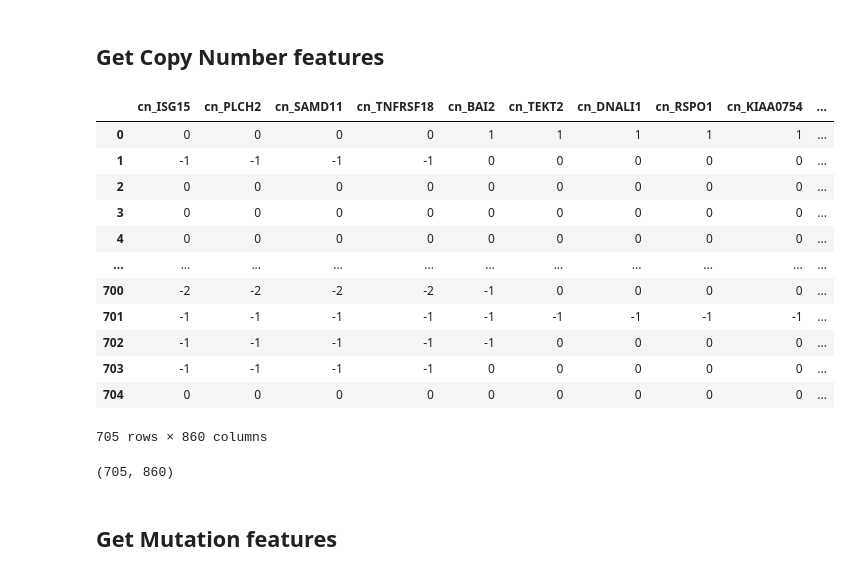
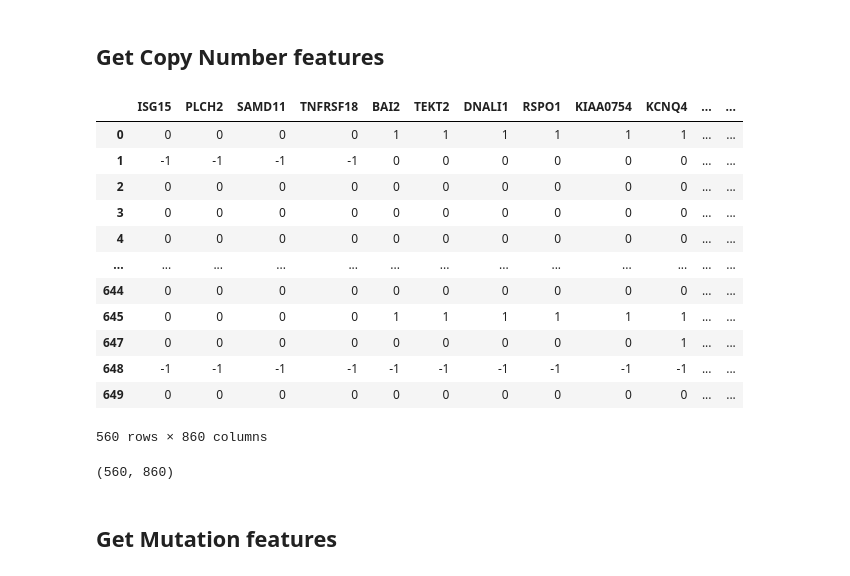
Before and after one commit to LukasStonie/multiomics_frameworks, a Jupyter notebook: dataprocessing/brca_overview.ipynb, the cells around one changed output. Saved outputs shown, nothing was run; the diff lists cells and outputs as text; code cells hidden in the pictures.

```diff
--- a/dataprocessing/brca_overview.ipynb
+++ b/dataprocessing/brca_overview.ipynb
@@ -6,5 +14,6 @@ Intel MKL WARNING: Support of Intel(R) Streaming SIMD Extensions 4.2 (Intel(R) S
 # %%
-whole_df = pd.read_csv('archive/brca_data_w_subtypes.csv')
+whole_df = pd.read_csv('../datasets/BRCA_Data/brca_data_w_subtypes.csv')
+whole_df.dropna(inplace=True)
 # %%
 whole_df.head()
 # %% [output]
@@ -21,25 +30,26 @@ whole_df.head()
 ## Get Copy Number features
 # %%
 cn_features = whole_df.filter(regex='cn')
+cn_features.columns = [ str(i).split('_')[-1] for i in cn_features.columns.to_list()]
 cn_features
 # %% [output]
-|  | cn_ISG15 | cn_PLCH2 | cn_SAMD11 | cn_TNFRSF18 | cn_BAI2 | cn_TEKT2 | cn_DNALI1 | cn_RSPO1 | cn_KIAA0754 | ... |
-| 0 | 0 | 0 | 0 | 0 | 1 | 1 | 1 | 1 | 1 | ... |
-| 1 | -1 | -1 | -1 | -1 | 0 | 0 | 0 | 0 | 0 | ... |
-| 2 | 0 | 0 | 0 | 0 | 0 | 0 | 0 | 0 | 0 | ... |
-| 3 | 0 | 0 | 0 | 0 | 0 | 0 | 0 | 0 | 0 | ... |
-| 4 | 0 | 0 | 0 | 0 | 0 | 0 | 0 | 0 | 0 | ... |
-| ... | ... | ... | ... | ... | ... | ... | ... | ... | ... | ... |
-| 700 | -2 | -2 | -2 | -2 | -1 | 0 | 0 | 0 | 0 | ... |
-| 701 | -1 | -1 | -1 | -1 | -1 | -1 | -1 | -1 | -1 | ... |
-| 702 | -1 | -1 | -1 | -1 | -1 | 0 | 0 | 0 | 0 | ... |
-| 703 | -1 | -1 | -1 | -1 | 0 | 0 | 0 | 0 | 0 | ... |
-| 704 | 0 | 0 | 0 | 0 | 0 | 0 | 0 | 0 | 0 | ... |
+|  | ISG15 | PLCH2 | SAMD11 | TNFRSF18 | BAI2 | TEKT2 | DNALI1 | RSPO1 | KIAA0754 | KCNQ4 | ... | ... |
+| 0 | 0 | 0 | 0 | 0 | 1 | 1 | 1 | 1 | 1 | 1 | ... | ... |
+| 1 | -1 | -1 | -1 | -1 | 0 | 0 | 0 | 0 | 0 | 0 | ... | ... |
+| 2 | 0 | 0 | 0 | 0 | 0 | 0 | 0 | 0 | 0 | 0 | ... | ... |
+| 3 | 0 | 0 | 0 | 0 | 0 | 0 | 0 | 0 | 0 | 0 | ... | ... |
+| 4 | 0 | 0 | 0 | 0 | 0 | 0 | 0 | 0 | 0 | 0 | ... | ... |
+| ... | ... | ... | ... | ... | ... | ... | ... | ... | ... | ... | ... | ... |
+| 644 | 0 | 0 | 0 | 0 | 0 | 0 | 0 | 0 | 0 | 0 | ... | ... |
+| 645 | 0 | 0 | 0 | 0 | 1 | 1 | 1 | 1 | 1 | 1 | ... | ... |
+| 647 | 0 | 0 | 0 | 0 | 0 | 0 | 0 | 0 | 0 | 1 | ... | ... |
+| 648 | -1 | -1 | -1 | -1 | -1 | -1 | -1 | -1 | -1 | -1 | ... | ... |
+| 649 | 0 | 0 | 0 | 0 | 0 | 0 | 0 | 0 | 0 | 0 | ... | ... |
-705 rows × 860 columns
+560 rows × 860 columns
 # %%
 cn_features.shape
 # %% [output]
-(705, 860)
+(560, 860)
 # %% [markdown]
 ## Get Mutation features
 # %%
```
Also changed, not shown: parts of 33 cells of this notebook, 2 other files.
